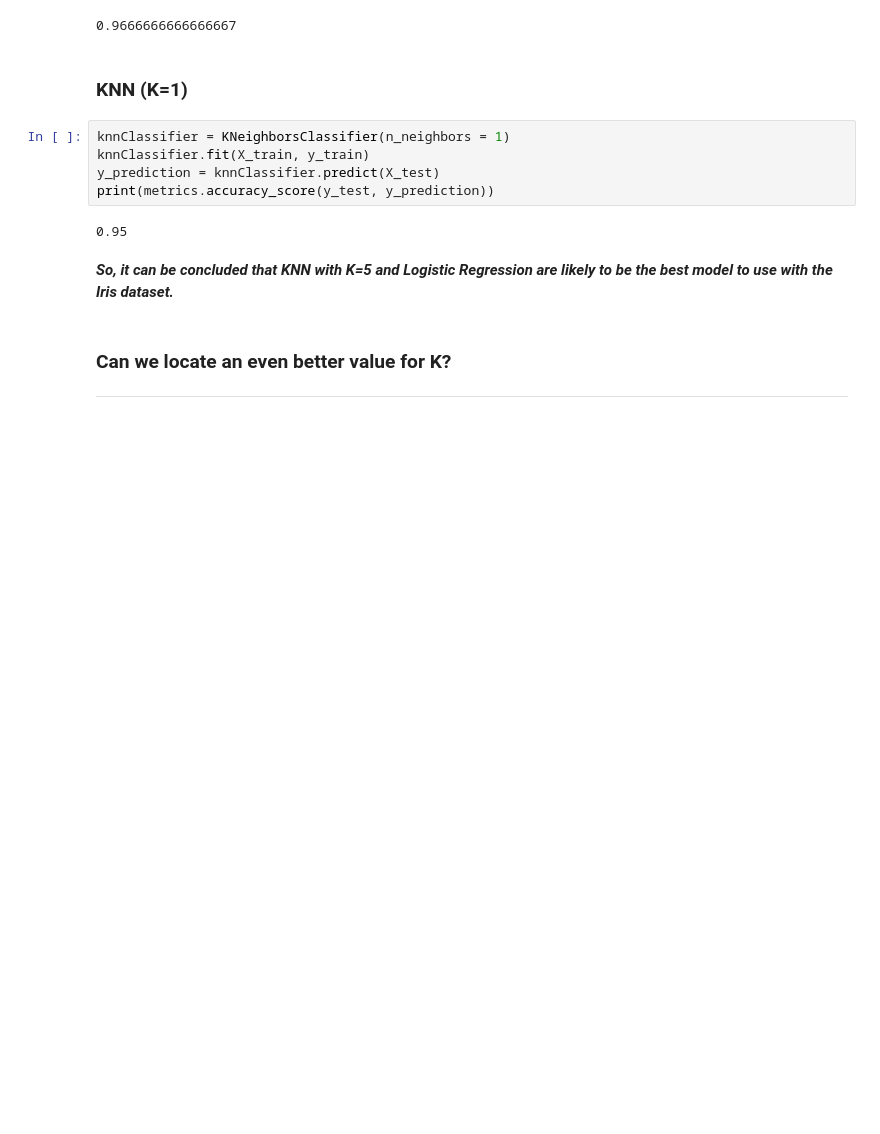
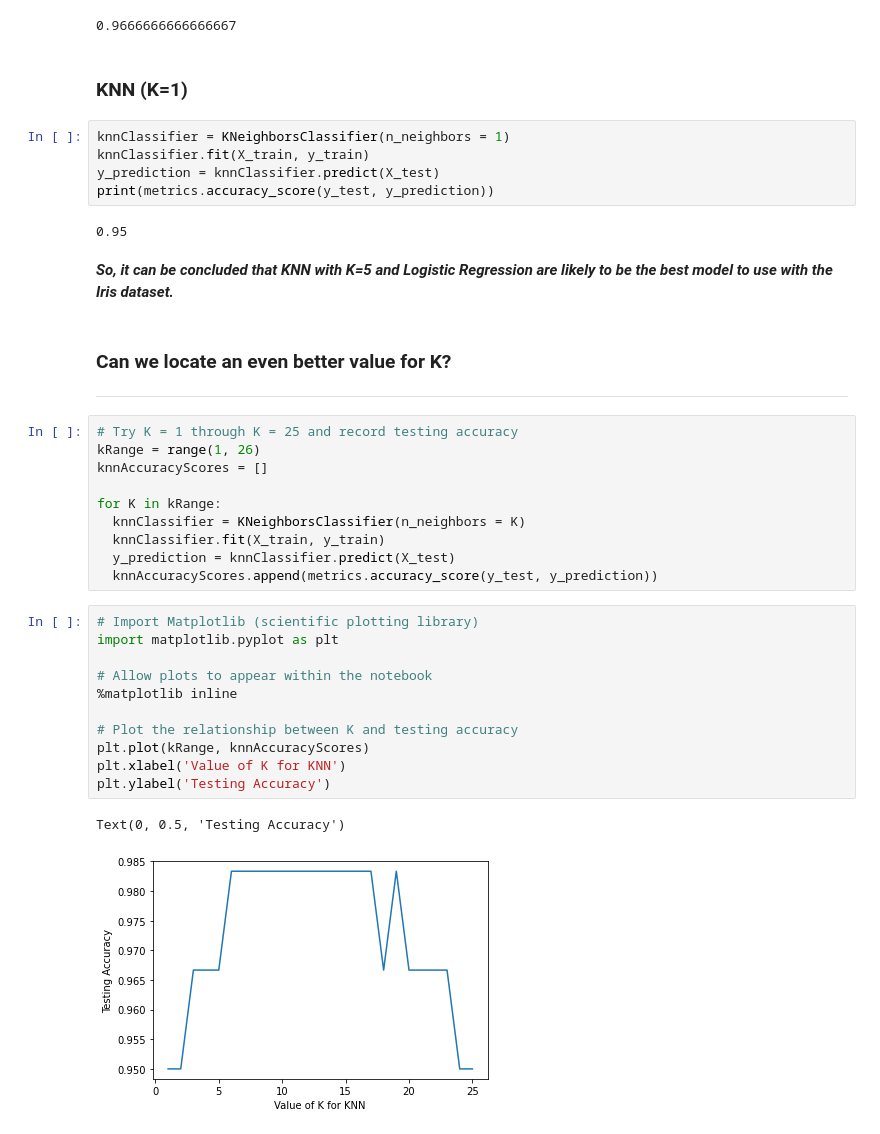
Before and after one commit to zaedulislam/Machine_Learning_Projects, a Jupyter notebook: Iris/Model Evaluation/Iris - Model Evaluation.ipynb, the cells around one changed output. Cells and saved outputs as stored; diff of their text form; blank space fills up the shorter version.

Commit message:
Locate an even better value for K

```diff
--- a/Iris/Model Evaluation/Iris - Model Evaluation.ipynb
+++ b/Iris/Model Evaluation/Iris - Model Evaluation.ipynb
@@ -241,3 +241,27 @@ print(metrics.accuracy_score(y_test, y_prediction))
 ### **Can we locate an even better value for K?**
 
 ---
+# %%
+# Try K = 1 through K = 25 and record testing accuracy
+kRange = range(1, 26)
+knnAccuracyScores = []
+
+for K in kRange:
+  knnClassifier = KNeighborsClassifier(n_neighbors = K)
+  knnClassifier.fit(X_train, y_train)
+  y_prediction = knnClassifier.predict(X_test)
+  knnAccuracyScores.append(metrics.accuracy_score(y_test, y_prediction))
+# %%
+# Import Matplotlib (scientific plotting library)
+import matplotlib.pyplot as plt
+
+# Allow plots to appear within the notebook
+%matplotlib inline
+
+# Plot the relationship between K and testing accuracy
+plt.plot(kRange, knnAccuracyScores)
+plt.xlabel('Value of K for KNN')
+plt.ylabel('Testing Accuracy')
+# %% [output]
+Text(0, 0.5, 'Testing Accuracy')
+[figure, added]
```
Also changed, not shown: parts of 1 cell of this notebook.
